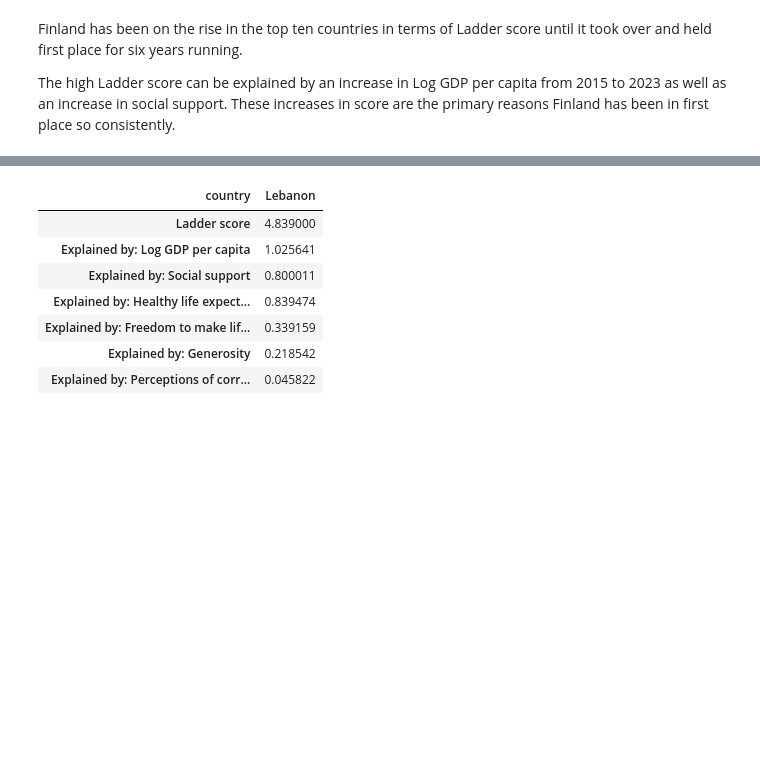
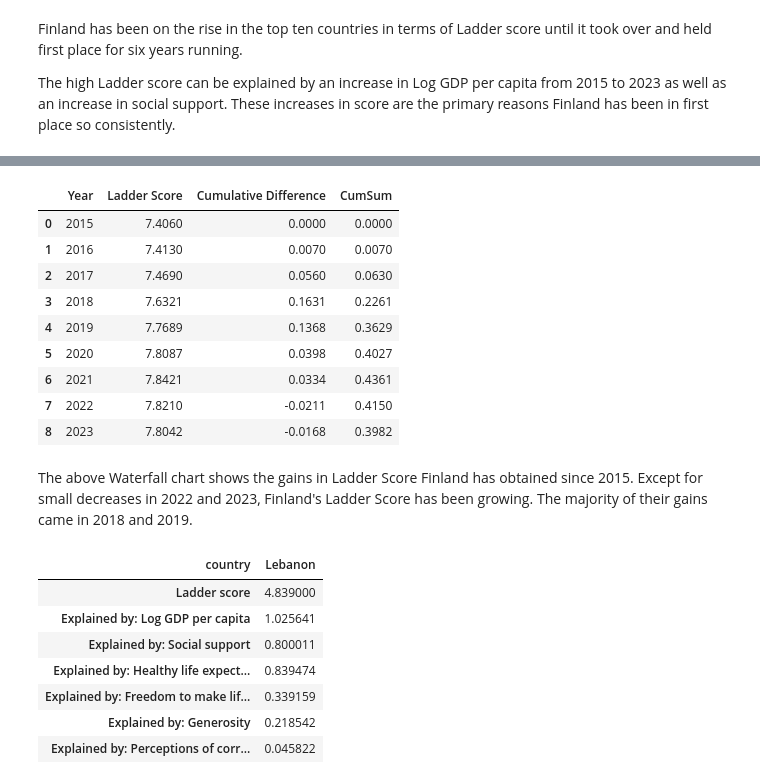
Before and after one commit to jgoldy87/World-Happiness-Report, a Jupyter notebook: WHR_Code.ipynb, the cells around one changed output, grey strips where cells are left out. Saved outputs shown, nothing was run; the diff lists cells and outputs as text; code cells hidden in the pictures; blank space fills up the shorter version.

```diff
--- a/WHR_Code.ipynb
+++ b/WHR_Code.ipynb
@@ -375,0 +379,10 @@ corruption_rank
+# %%
+def fill_coordinates(country_name):
+    #country_code = extract_code(country_name)
+    coordinates = get_coordinates(country_name)
+    if coordinates is not None:
+        return pd.Series({'Latitude': coordinates[0], 'Longitude': coordinates[1]})
+    else:
+        return pd.Series({'Latitude': np.nan, 'Longitude': np.nan})
+# %%
+_2023_base[['Latitude', 'Longitude']] = _2023_base.index.to_series().apply(fill_coordinates)
@@ -375,0 +397,3 @@ corruption_rank
+# %%
+_2023_base = _2023_base.drop('Taiwan Province of China', axis=0)
+_2023_base = _2023_base.drop('Hong Kong S.A.R. of China', axis=0)
@@ -573,2 +662,15 @@ finland_15_to_23
 | Explained by: Generosity | 0.233508 | 0.126331 | -0.107176 |
 | Explained by: Perceptions of corr... | 0.413718 | 0.535299 | 0.121581 |
+# %%
+columns = {'Year':[2015, 2016, 2017, 2018, 2019, 2020, 2021, 2022, 2023], 'Ladder Score': [_2015_base.at[_2015_base.loc[_2015_base['country'] == 'Finland'].index[0], 'Ladder score'],
+                                                                                           _2016_base.at[_2016_base.loc[_2016_base['Country'] == 'Finland'].index[0], 'Happiness score'],
+                                                                                           _2017_base.at[_2017_base.loc[_2017_base['Country'] == 'Finland'].index[0], 'Happiness score'],
+                                                                                           _2018_base.at[_2018_base.loc[_2018_base['Country'] == 'Finland'].index[0], 'Happiness score'],
+                                                                                           _2019_base.at[_2019_base.loc[_2019_base['Country'] == 'Finland'].index[0], 'Happiness score'],
+                                                                                           _2020_base.at[_2020_base.loc[_2020_base['Country name'] == 'Finland'].index[0], 'Ladder score'],
+                                                                                           _2021_base.at[_2021_base.loc[_2021_base['Country name'] == 'Finland'].index[0], 'Ladder score'],
+                                                                                           _2022_base.at[_2022_base.loc[_2022_base['Country'] == 'Finland'].index[0], 'Happiness score'],
+                                                                                           _2023_base.at['Finland', 'Ladder score']]}
+finland = pd.DataFrame(columns)
+
+finland
@@ -574,0 +688,16 @@ finland_15_to_23
+# %%
+finland['Cumulative Difference'] = finland['Ladder Score'].diff()
+finland['Cumulative Difference'].fillna(0, inplace=True)
+finland['CumSum'] = np.cumsum(finland['Cumulative Difference'])
+finland
+# %% [output]
+|  | Year | Ladder Score | Cumulative Difference | CumSum |
+| 0 | 2015 | 7.4060 | 0.0000 | 0.0000 |
+| 1 | 2016 | 7.4130 | 0.0070 | 0.0070 |
+| 2 | 2017 | 7.4690 | 0.0560 | 0.0630 |
+| 3 | 2018 | 7.6321 | 0.1631 | 0.2261 |
+| 4 | 2019 | 7.7689 | 0.1368 | 0.3629 |
+| 5 | 2020 | 7.8087 | 0.0398 | 0.4027 |
+| 6 | 2021 | 7.8421 | 0.0334 | 0.4361 |
+| 7 | 2022 | 7.8210 | -0.0211 | 0.4150 |
+| 8 | 2023 | 7.8042 | -0.0168 | 0.3982 |
@@ -575,3 +723,6 @@ finland_15_to_23
+# %% [markdown]
+The above Waterfall chart shows the gains in Ladder Score Finland has obtained since 2015. Except for small decreases in 2022 and 2023, Finland's Ladder Score has been growing. The majority of their gains came in 2018
+and 2019.
 # %%
 lebanon23 = _2023_base.loc['Lebanon']
 lebanon23 = pd.DataFrame(data=lebanon23)
```
Also changed, not shown: parts of 25 cells of this notebook.
